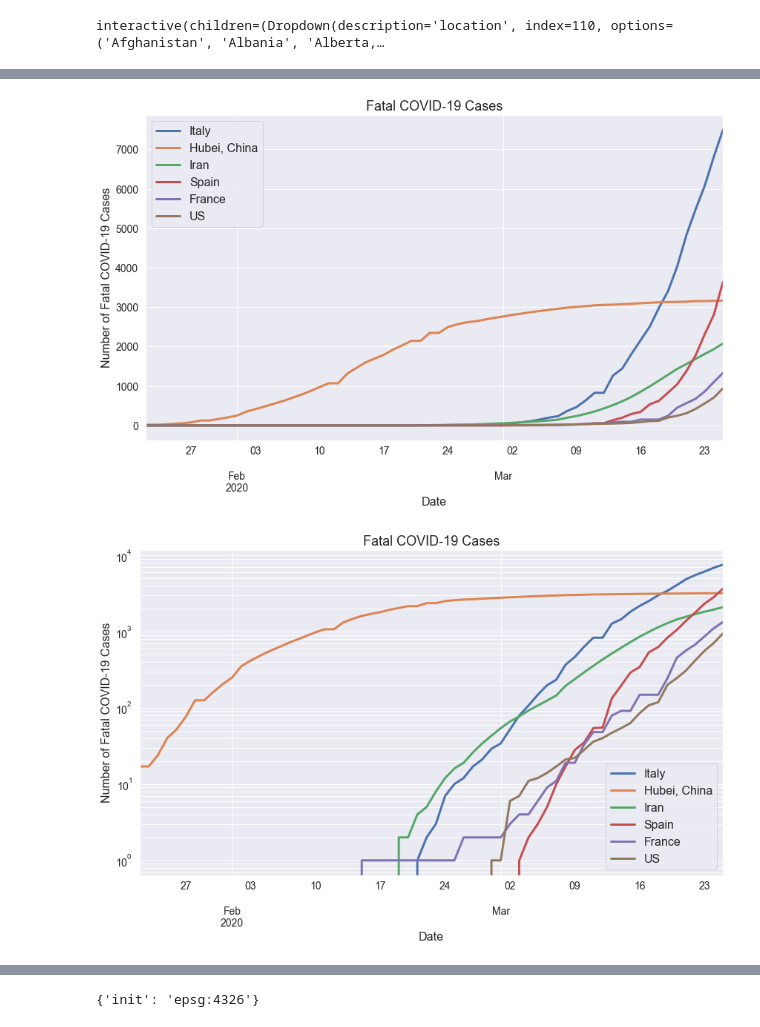
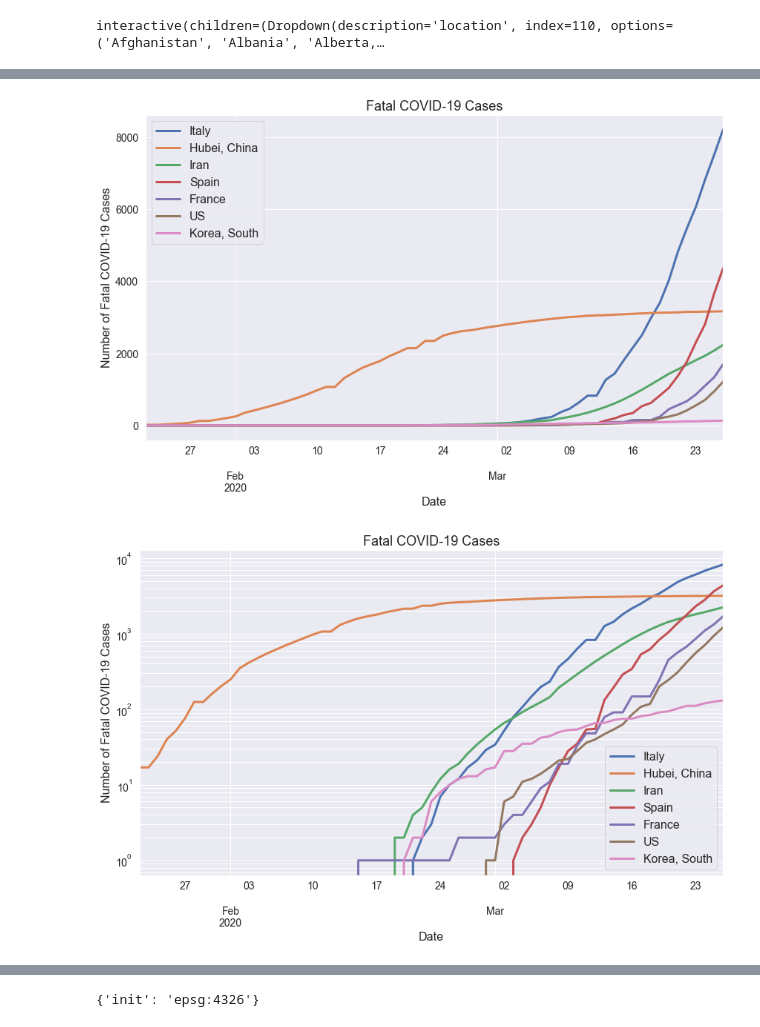
Before and after one commit to MattTriano/COVID-19_Viz, a Jupyter notebook: COVID-19_EDA_2.ipynb, the cells around one changed output, grey strips where cells are left out. Saved outputs shown, nothing was run; the diff lists cells and outputs as text; code cells hidden in the pictures.

```diff
--- a/COVID-19_EDA_2.ipynb
+++ b/COVID-19_EDA_2.ipynb
@@ -239,9 +239,9 @@ plot_covid_19_data_mpl(case_type='Fatal', locations=['Italy', 'Hubei, China'])
 # %%
-plot_covid_19_data_mpl(case_type='Fatal', locations=['Italy', 'Hubei, China', 'Iran', 'Spain', 'France', 'US'], y_type='linear')
+plot_covid_19_data_mpl(case_type='Fatal', locations=['Italy', 'Hubei, China', 'Iran', 'Spain', 'France', 'US', 'Korea, South'], y_type='linear')
 # %% [output]
-[figure, old version]
+[figure, new version]
 # %%
-plot_covid_19_data_mpl(case_type='Fatal', locations=['Italy', 'Hubei, China', 'Iran', 'Spain', 'France', 'US'], y_type='log', y_scale_base=10)
+plot_covid_19_data_mpl(case_type='Fatal', locations=['Italy', 'Hubei, China', 'Iran', 'Spain', 'France', 'US', 'Korea, South'], y_type='log', y_scale_base=10)
 # %% [output]
-[figure, old version]
+[figure, new version]
 # %%
```
Also changed, not shown: parts of 32 cells of this notebook.
